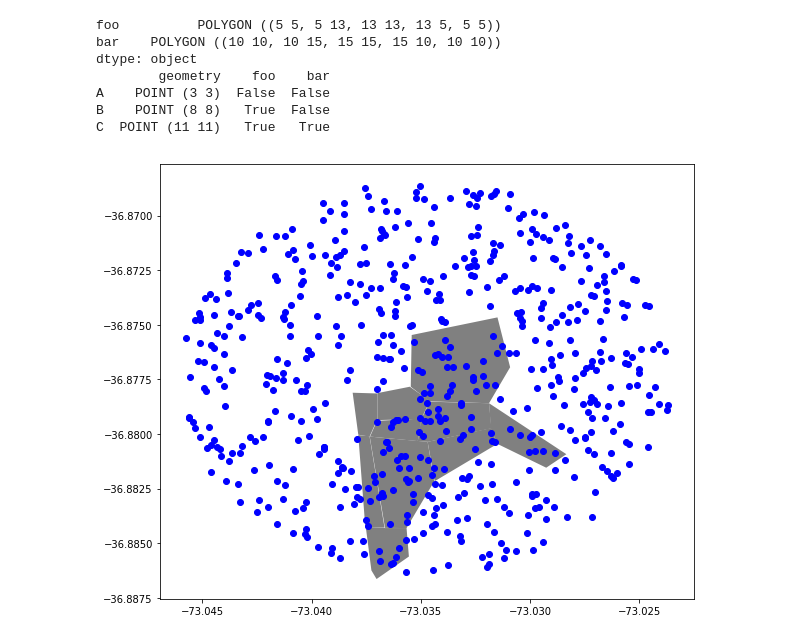
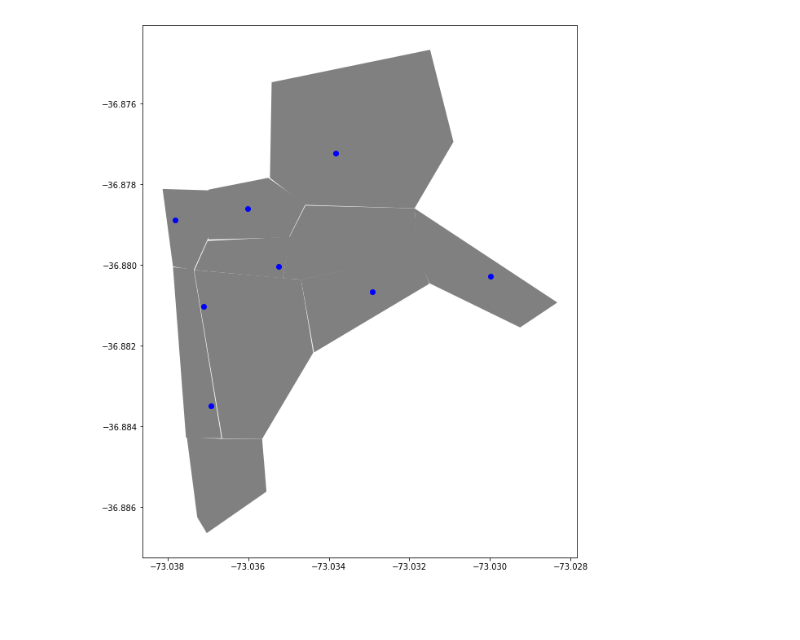
Before and after one commit to jcardenaslie/vizdel, a Jupyter notebook: Villuco.ipynb, the cells around one changed output. Drawn from its saved outputs; the diff is of its cells as text; code cells hidden in the pictures; blank space fills up the shorter version.

Commit message:
lab villuco simulated

```diff
--- a/Villuco.ipynb
+++ b/Villuco.ipynb
@@ -30,18 +34,18 @@ memory usage: 9.5 KB
 # %%
-import folium
-import folium.plugins
+# import folium
+# import folium.plugins
 
-COORDINATES = [-36.8774383, -73.03479970000001]
+# COORDINATES = [-36.8774383, -73.03479]
 
-m = folium.Map(location=COORDINATES, zoom_start=20)
-marker_cluster = folium.plugins.MarkerCluster().add_to(m)
+# m = folium.Map(location=COORDINATES, zoom_start=20)
+# marker_cluster = folium.plugins.MarkerCluster().add_to(m)
 
-# folium.Marker([45.3288, -121.6625], popup='<i>Mt. Hood Meadows</i>').add_to(m)
+# # folium.Marker([45.3288, -121.6625], popup='<i>Mt. Hood Meadows</i>').add_to(m)
 
-lat = villuco['La'].tolist()
-long = villuco['Lo'].tolist()
-coords = zip(lat,long)
+# lat = villuco['La'].tolist()
+# long = villuco['Lo'].tolist()
+# coords = zip(lat,long)
 
-for coord in zip(lat,long):
-    folium.Marker([coord[0], coord[1]]).add_to(marker_cluster)
-m
+# for coord in zip(lat,long):
+#     folium.Marker([coord[0], coord[1]]).add_to(marker_cluster)
+# m
@@ -50,44 +52,22 @@ m
-# %%
-# from shapely.geometry import Point, Polygon
-# import geopandas
-
-polys = geopandas.GeoSeries({
-    'foo': Polygon([(5, 5), (5, 13), (13, 13), (13, 5)]),
-    'bar': Polygon([(10, 10), (10, 15), (15, 15), (15, 10)]),
-})
-
-print(polys)
-_pnts = [Point(3, 3), Point(8, 8), Point(11, 11)]
-pnts = geopandas.GeoDataFrame(geometry=_pnts, index=['A', 'B', 'C'])
-pnts = pnts.assign(**{key: pnts.within(geom) for key, geom in polys.items()})
-
-print(pnts)
-# %% [output]
-foo          POLYGON ((5 5, 5 13, 13 13, 13 5, 5 5))
-bar    POLYGON ((10 10, 10 15, 15 15, 15 10, 10 10))
-dtype: object
-        geometry    foo    bar
-A    POINT (3 3)  False  False
-B    POINT (8 8)   True  False
-C  POINT (11 11)   True   True
 # %%
 from shapely.geometry import Point, Polygon
 import geopandas
 
 polys = geopandas.read_file('villuco.geojson')
+puntos2 = geopandas.read_file('villuco_points.geojson')
 polys.reset_index(inplace=True)
 # polys = polys.geometry
 
 points = []
 for coord in zip(lat,long):
     points.append(Point(coord[1], coord[0]))
 
 pnts = geopandas.GeoDataFrame(geometry=points)
 
-f, ax = plt.subplots(figsize=(12,8))
+f, ax = plt.subplots(figsize=(15,12))
 polys.plot(ax=ax, color='gray')
-pnts.plot(ax=ax, color='blue')
+puntos2.plot(ax=ax, color='blue')
 
 plt.show()
 # %% [output]
-[figure, old version]
+[figure, new version]
```
Also changed, not shown: parts of 17 cells of this notebook, 2 other files.
